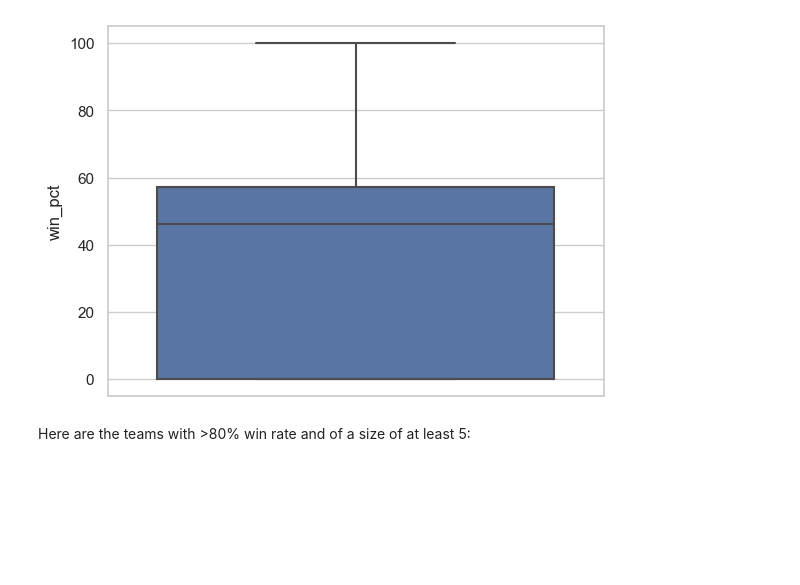
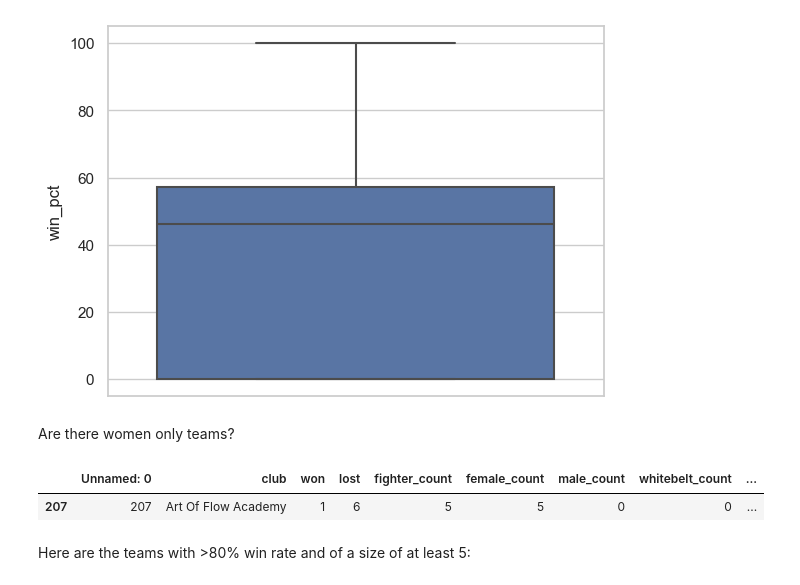
Before and after one commit to peanutbatard/scraping, a Jupyter notebook: IBJJF European Championship - scraping + basic analysis.ipynb, the cells around one changed output. Cells and saved outputs as stored; diff of their text form; code cells hidden in the pictures; blank space fills up the shorter version.

```diff
--- a/IBJJF European Championship - scraping + basic analysis.ipynb
+++ b/IBJJF European Championship - scraping + basic analysis.ipynb
@@ -1870,6 +1890,13 @@ sns.boxplot(data = df_teams, y = col, showfliers = False)
 plt.show()
 # %% [output]
 [figure]
+# %% [markdown]
+Are there women only teams?
+# %%
+df_teams[(df_teams['female_pct'] == 100) & (df_teams['fighter_count'] >= 5)]
+# %% [output]
+|  | Unnamed: 0 | club | won | lost | fighter_count | female_count | male_count | whitebelt_count | ... |
+| 207 | 207 | Art Of Flow Academy | 1 | 6 | 5 | 5 | 0 | 0 | ... |
 # %% [markdown]
 Here are the teams with >80% win rate and of a size of at least 5:
 # %%
```
Also changed, not shown: parts of 4 cells of this notebook.
